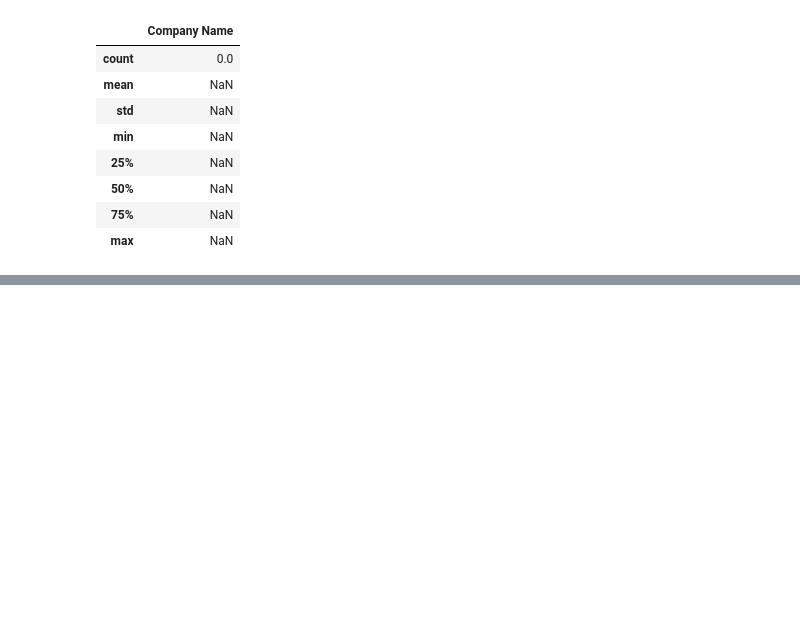
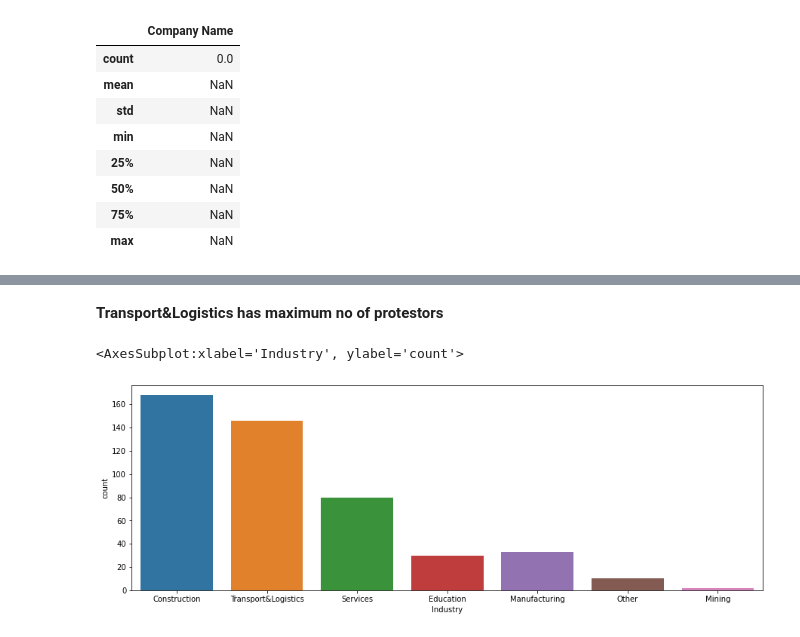
Before and after one commit to aiazm496/KaggleDataAnalysis, a Jupyter notebook: chinaprotestsanalysis.ipynb, the cells around one changed output, grey strips where cells are left out. Drawn from its saved outputs; the diff is of its cells as text; code cells hidden in the pictures; blank space fills up the shorter version.

```diff
--- a/chinaprotestsanalysis.ipynb
+++ b/chinaprotestsanalysis.ipynb
@@ -78,0 +124,9 @@ memory usage: 44.0+ KB
+# %% [markdown]
+**Transport&Logistics has maximum no of protestors**
+# %%
+plt.figure(figsize = (15,5))
+
+sns.countplot(data = protest_data, x = 'Industry')
+# %% [output]
+<AxesSubplot:xlabel='Industry', ylabel='count'>
+[figure, added]
```
Also changed, not shown: parts of 26 cells of this notebook, 2 other files.
